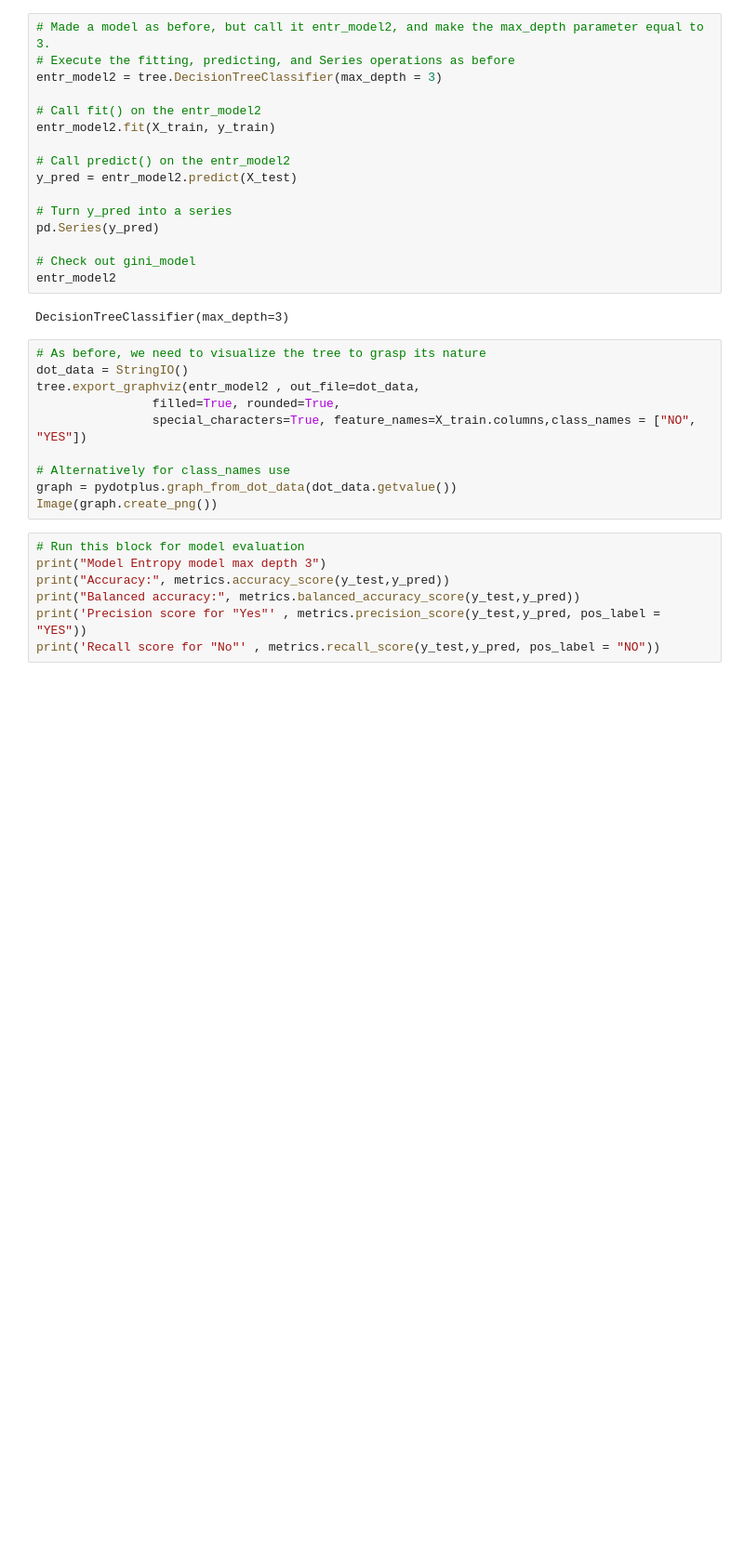
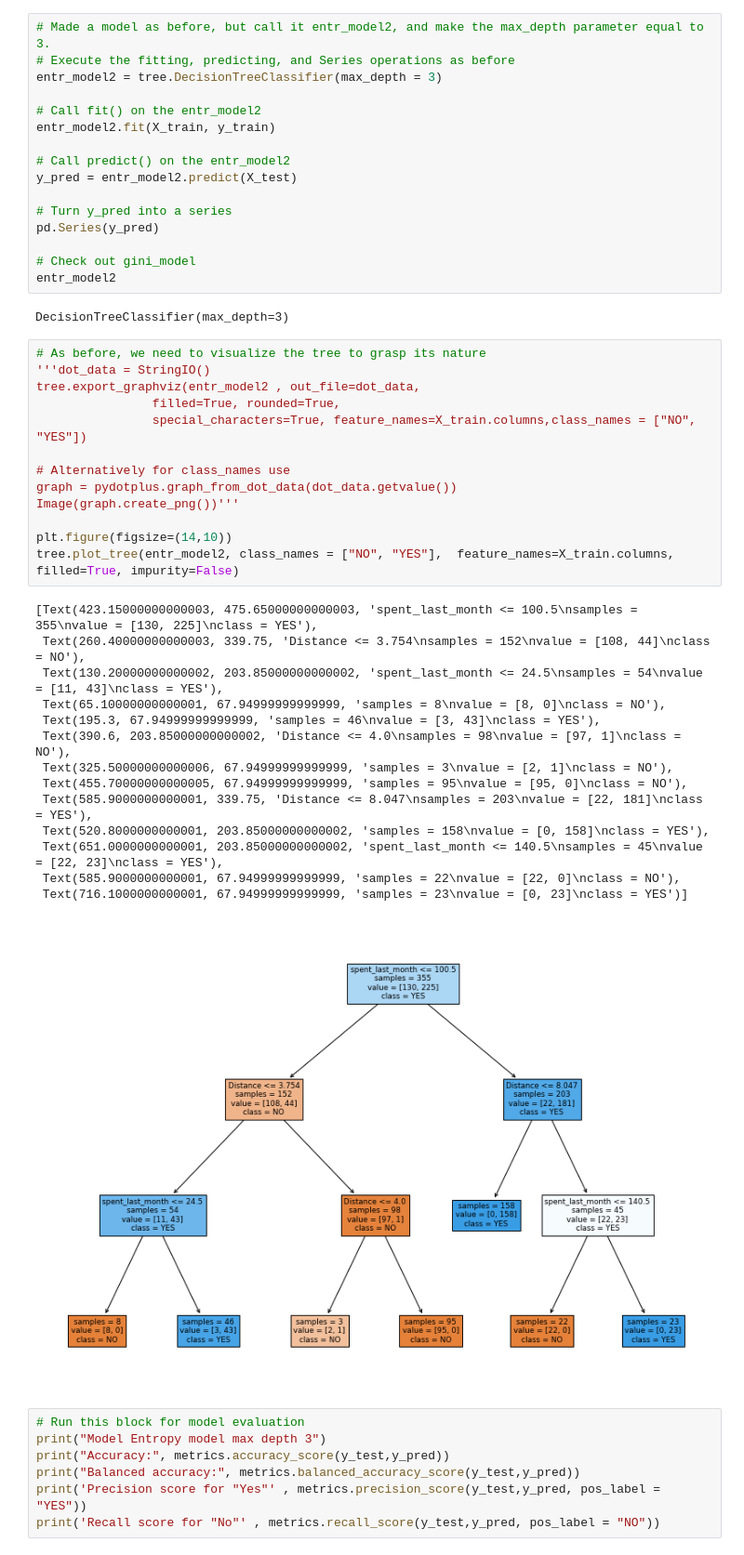
Before and after one commit to SharmaPranoti/Springboard, a Jupyter notebook: DecisionTreeSpecialtyCoffeeCaseStudy/DecisionTreeSpecialtyCoffeeCaseStudyTier 3.ipynb, the cells around one changed output. Shown at 93% size. Saved outputs shown, nothing was run; the diff lists cells and outputs as text; blank space fills up the shorter version.

```diff
--- a/DecisionTreeSpecialtyCoffeeCaseStudy/DecisionTreeSpecialtyCoffeeCaseStudyTier 3.ipynb
+++ b/DecisionTreeSpecialtyCoffeeCaseStudy/DecisionTreeSpecialtyCoffeeCaseStudyTier 3.ipynb
@@ -478,14 +536,32 @@ entr_model2
 DecisionTreeClassifier(max_depth=3)
 # %%
 # As before, we need to visualize the tree to grasp its nature
-dot_data = StringIO()
+'''dot_data = StringIO()
 tree.export_graphviz(entr_model2 , out_file=dot_data,
                 filled=True, rounded=True,
                 special_characters=True, feature_names=X_train.columns,class_names = ["NO", "YES"])
 
 # Alternatively for class_names use
 graph = pydotplus.graph_from_dot_data(dot_data.getvalue())
-Image(graph.create_png())
+Image(graph.create_png())'''
+
+plt.figure(figsize=(14,10))
+tree.plot_tree(entr_model2, class_names = ["NO", "YES"],  feature_names=X_train.columns, filled=True, impurity=False)
+# %% [output]
+[Text(423.15000000000003, 475.65000000000003, 'spent_last_month <= 100.5\nsamples = 355\nvalue = [130, 225]\nclass = YES'),
+ Text(260.40000000000003, 339.75, 'Distance <= 3.754\nsamples = 152\nvalue = [108, 44]\nclass = NO'),
+ Text(130.20000000000002, 203.85000000000002, 'spent_last_month <= 24.5\nsamples = 54\nvalue = [11, 43]\nclass = YES'),
+ Text(65.10000000000001, 67.94999999999999, 'samples = 8\nvalue = [8, 0]\nclass = NO'),
+ Text(195.3, 67.94999999999999, 'samples = 46\nvalue = [3, 43]\nclass = YES'),
+ Text(390.6, 203.85000000000002, 'Distance <= 4.0\nsamples = 98\nvalue = [97, 1]\nclass = NO'),
+ Text(325.50000000000006, 67.94999999999999, 'samples = 3\nvalue = [2, 1]\nclass = NO'),
+ Text(455.70000000000005, 67.94999999999999, 'samples = 95\nvalue = [95, 0]\nclass = NO'),
+ Text(585.9000000000001, 339.75, 'Distance <= 8.047\nsamples = 203\nvalue = [22, 181]\nclass = YES'),
+ Text(520.8000000000001, 203.85000000000002, 'samples = 158\nvalue = [0, 158]\nclass = YES'),
+ Text(651.0000000000001, 203.85000000000002, 'spent_last_month <= 140.5\nsamples = 45\nvalue = [22, 23]\nclass = YES'),
+ Text(585.9000000000001, 67.94999999999999, 'samples = 22\nvalue = [22, 0]\nclass = NO'),
+ Text(716.1000000000001, 67.94999999999999, 'samples = 23\nvalue = [0, 23]\nclass = YES')]
+[figure, added]
 # %%
 # Run this block for model evaluation
 print("Model Entropy model max depth 3")
```
Also changed, not shown: parts of 6 cells of this notebook.
